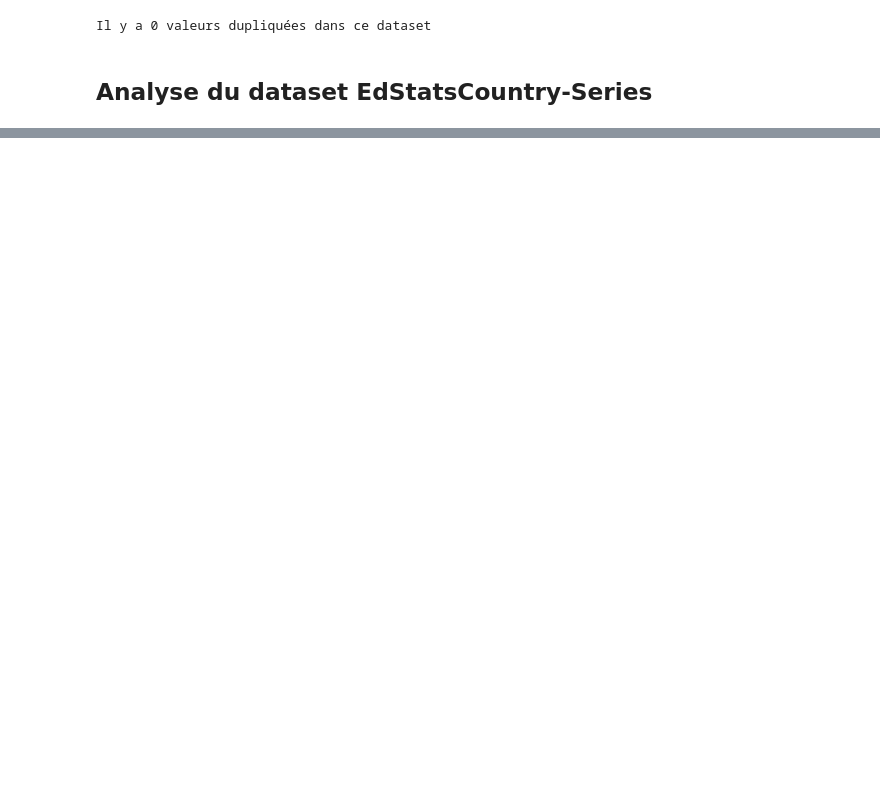
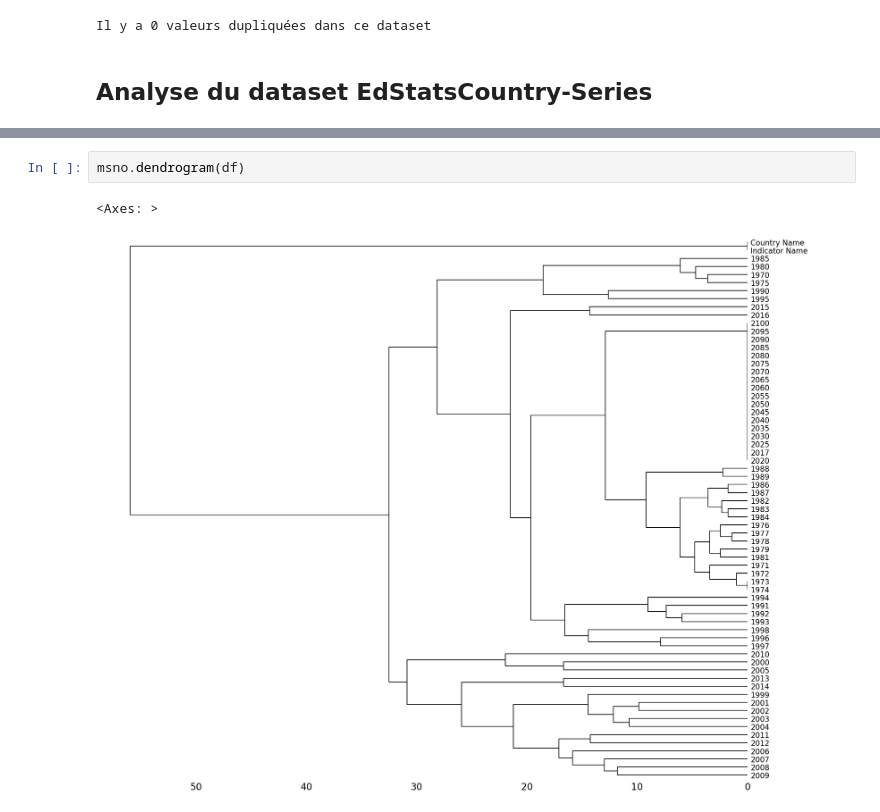
Before and after one commit to lalende/OpenClassRooms-Certification-Data-Scientist, a Jupyter notebook: Projet 2 - Analysez des données de systèmes éducatifs/Projet 2.ipynb, the cells around one changed output, grey strips where cells are left out. Drawn from its saved outputs; the diff is of its cells as text; blank space fills up the shorter version.

```diff
--- a/Projet 2 - Analysez des données de systèmes éducatifs/Projet 2.ipynb
+++ b/Projet 2 - Analysez des données de systèmes éducatifs/Projet 2.ipynb
@@ -132,0 +890,5 @@ country_series_df.head()
+# %%
+msno.dendrogram(df)
+# %% [output]
+<Axes: >
+[figure, added]
```
Also changed, not shown: parts of 164 cells of this notebook.
